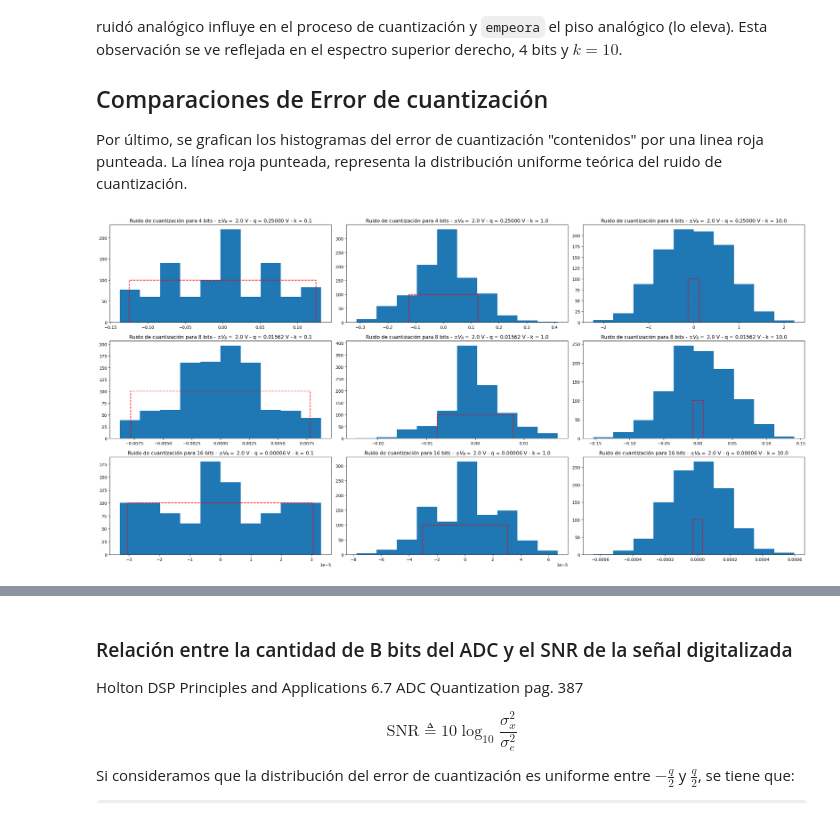
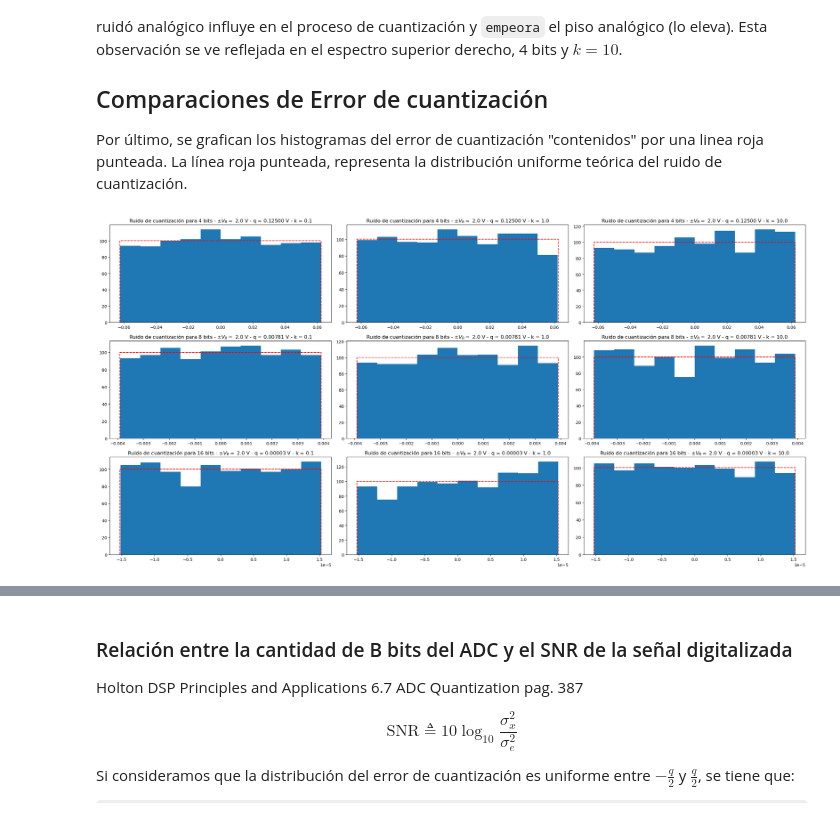
Before and after one commit to federico-b-ee/PDS-2024, a Jupyter notebook: TS4/notebook.ipynb, the cells around one changed output, grey strips where cells are left out. Cells and saved outputs as stored; diff of their text form; code cells hidden in the pictures; some formulas as TeX source.

```diff
--- a/TS4/notebook.ipynb
+++ b/TS4/notebook.ipynb
@@ -35,8 +35,8 @@ import numpy as np
 amplitude = 1
 # Se alimenta el adc con vcc y vee
 # Utilizando la amplitud de la señal
-vcc = amplitude*2
-vee = -amplitude*2
+vcc = amplitude * 2
+vee = -amplitude * 2
 
 # Señal a cuantizar
 fs = N = 1000
@@ -48,8 +48,7 @@ t, sr = sine.wave(
 bits = 2
 q = (vcc - vee) / (2**bits - 1)
 
-random_signal = np.random.normal(0, q**2 / 12, N)
-normalized_signal = (random_signal - np.mean(random_signal)) / np.std(random_signal)
+random_signal = np.random.normal(0, np.sqrt(q**2 / 12 * 0.1), N)
 sn = sr + random_signal
 
 # Se grafica la señal real y con ruido
@@ -158,12 +155,12 @@ epsilon = 1e-10  # constante para evitar log(0)
 for j, b in enumerate(bits):
     for i, k in enumerate(k_values):
         # FFT calculos
-        ft_Srq = np.fft.fft(sq_list[j][i]) / N
-        ft_SR = np.fft.fft(sn_list[j][i]) / N
+        ft_Srq = np.fft.fft(sq_array[j, i]) / N
+        ft_SR = np.fft.fft(sn_array[j, i]) / N
         ft_As = np.fft.fft(sr) / N
-        ft_Nn = np.fft.fft(n_list[j][i]) / N
+        ft_Nn = np.fft.fft(n_array[j, i]) / N
 
-        ft_Nq = np.fft.fft(q_error[j][i]) / N
+        ft_Nq = np.fft.fft(q_error_array[j, i]) / N
 
         Nnq_mean = np.mean(np.abs(ft_Nq) ** 2)
         nNn_mean = np.mean(np.abs(ft_Nn) ** 2)
@@ -263,28 +260,35 @@ Por último, se grafican los histogramas del error de cuantización "contenidos"
 # %%
 bins = 10
 
 fig_hist, axs_hist = plt.subplots(len(bits), len(k_values), figsize=(24, 12))
 
 for j, b in enumerate(bits):
     for i, k in enumerate(k_values):
-        q = q_list[j][i]
-        q_err = q_error[j][i]
+        q = (vcc - vee) / (2 ** (b - 1))
+        p = (q**2 / 12) * k
+
+        # Ruido
+        sr, n = noise.normal(sr, 0, np.sqrt(p), N)
+        # Cuantización
+        sq, q = adc.adc_no_clip(sr, b, vcc)
+        # Error de cuantización
+        q_err = sr - sq
+
         # Ploteo los histogramas
         axs_hist[j, i].hist(q_err, bins=bins)
         # Ploteo distribución uniforme en linea punteada
         axs_hist[j, i].plot(
             np.array([-q / 2, -q / 2, q / 2, q / 2]),
             np.array([0, N / bins, N / bins, 0]),
             "--r",
         )
         # Titulo
         axs_hist[j, i].set_title(
             "Ruido de cuantización para {:d} bits - $\pm V_R= $ {:3.1f} V - q = {:3.5f} V - k = {:3.1f}".format(
                 b, vcc, q, k
             )
         )
-        # Limits
 plt.tight_layout()
 plt.show()
 # %% [output]
-[figure, old version]
+[figure, new version]
```
Also changed, not shown: parts of 6 cells of this notebook, 1 other file.
